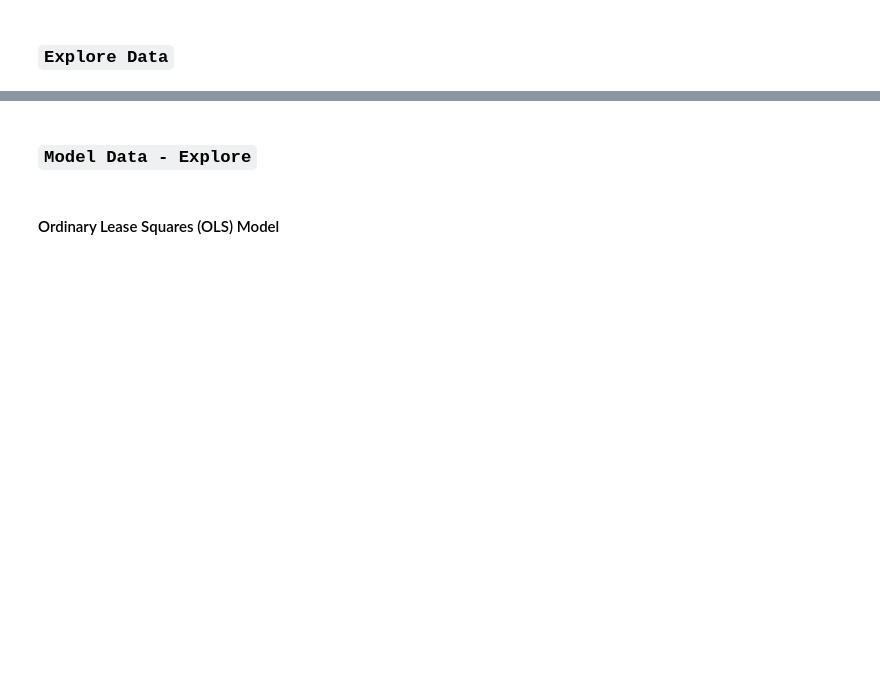
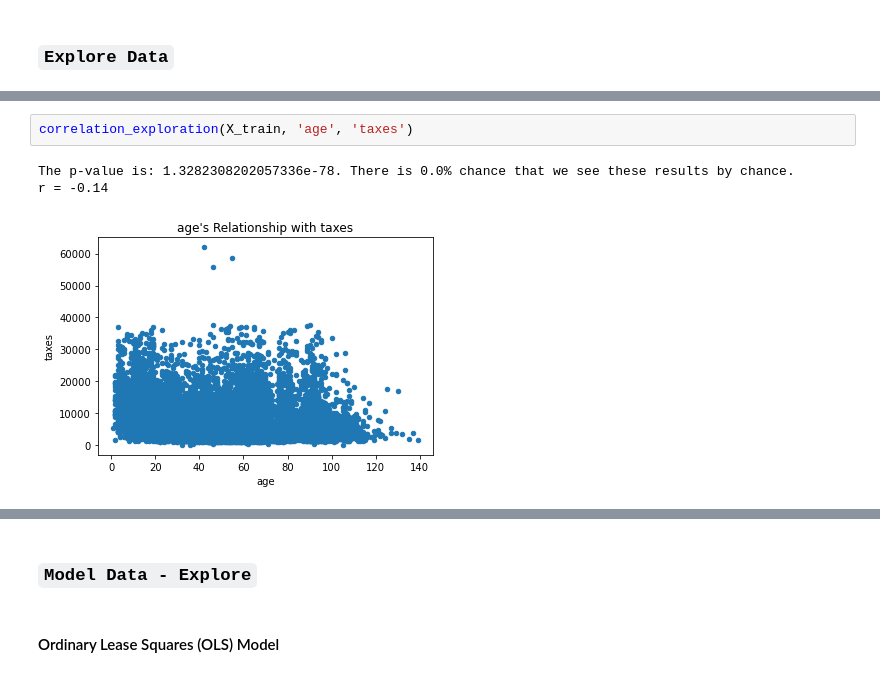
Before and after one commit to barbmarques/zillow-regression-project, a Jupyter notebook: Zillow.ipynb, the cells around one changed output, grey strips where cells are left out. Drawn from its saved outputs; the diff is of its cells as text; blank space fills up the shorter version.

```diff
--- a/Zillow.ipynb
+++ b/Zillow.ipynb
@@ -393,3 +463,9 @@ r = 0.02
+# %%
+correlation_exploration(X_train, 'age', 'taxes')
+# %% [output]
+The p-value is: 1.3282308202057336e-78. There is 0.0% chance that we see these results by chance.
+r = -0.14
+[figure, added]
 # %%
 # def plot_cat_by_target(train, target, cat_var):
 #     p = plt.figure(figsize=(8,8))
```
Also changed, not shown: parts of 136 cells of this notebook, 1 other file.
